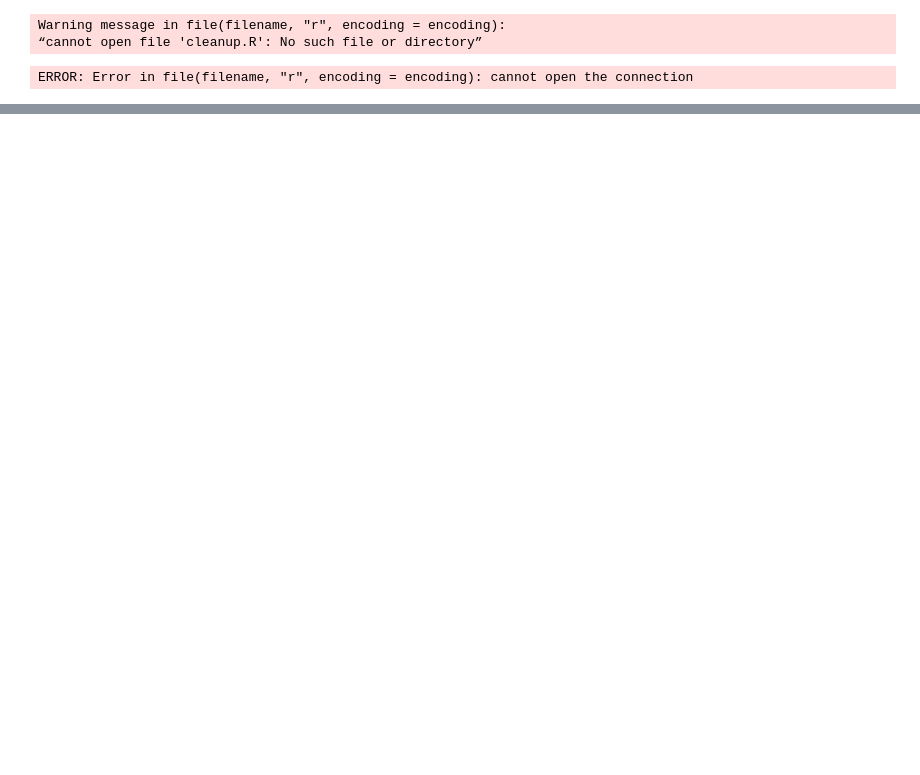
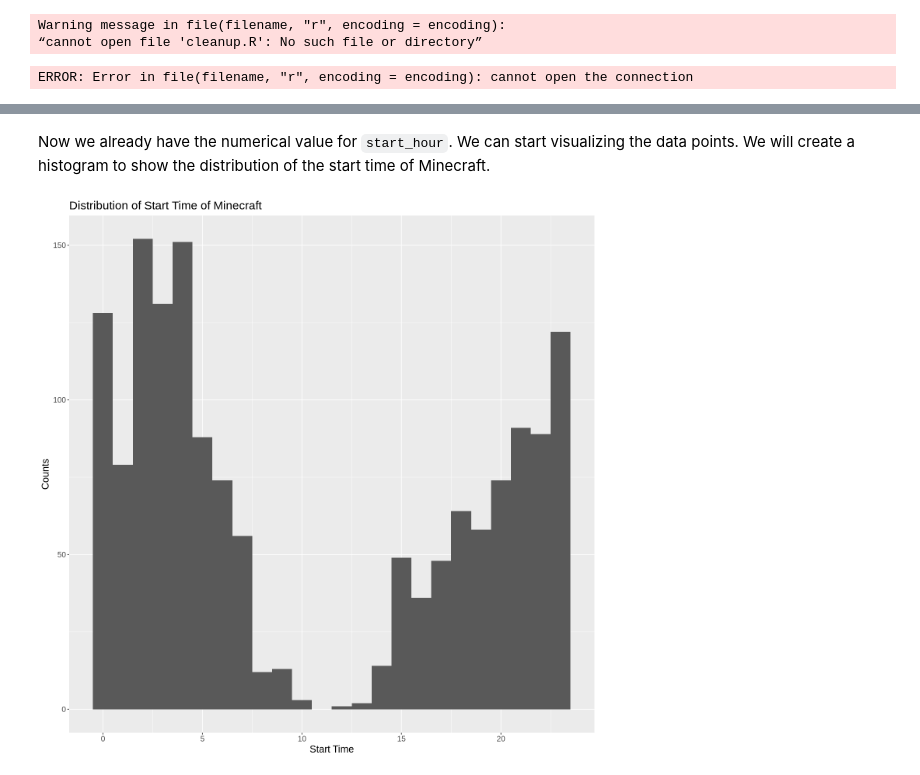
Before and after one commit to GuestZero6/dsci100-project, a Jupyter notebook: dsci100-project.ipynb, the cells around one changed output, grey strips where cells are left out. Drawn from its saved outputs; the diff is of its cells as text; code cells hidden in the pictures; blank space fills up the shorter version.

```diff
--- a/dsci100-project.ipynb
+++ b/dsci100-project.ipynb
@@ -62,0 +69,9 @@ A tibble: 1535 × 2
+# %%
+session_new <- session |>
+  mutate(
+    start_time = dmy_hm(start_time),
+    start_hour = hour(start_time),
+    day = weekdays(start_time)
+  ) |>
+  filter(!is.na(start_hour))
+session_new
@@ -62,0 +98,14 @@ A tibble: 1535 × 2
+# %% [markdown]
+Now we already have the numerical value for `start_hour`. We can start visualizing the data points. We will create a histogram to show the distribution of the start time of Minecraft.
+# %%
+options(repr.plot.width = 12, repr.plot.height = 12)
+time_plot <- ggplot(session_new,
+                      aes(x = start_hour)) +
+  geom_histogram(binwidth = 1) +
+  labs(x = "Start Time",
+       y = "Counts",
+      title = "Distribution of Start Time of Minecraft") +
+  theme(text = element_text(size = 15))
+time_plot
+# %% [output]
+[figure, added]
```
Also changed, not shown: parts of 7 cells of this notebook.
